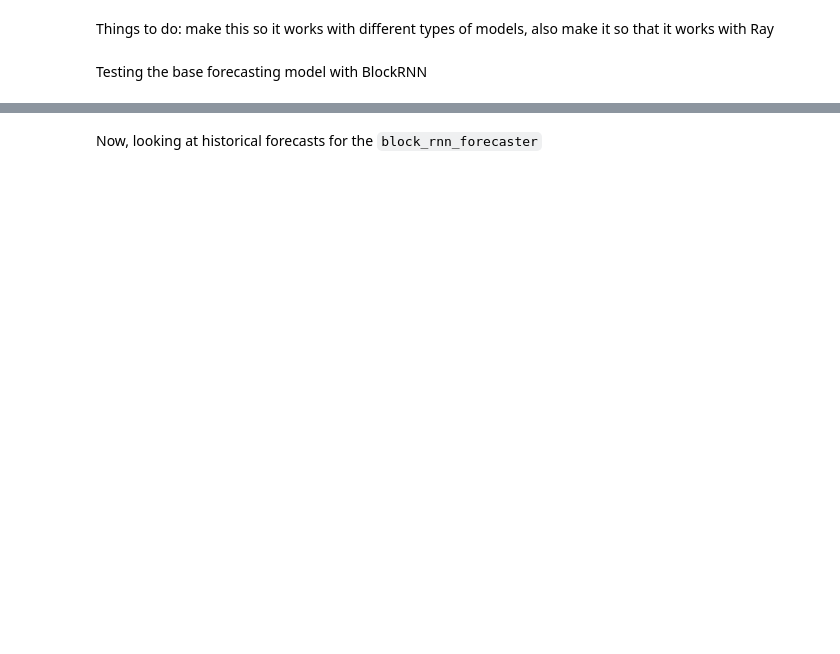
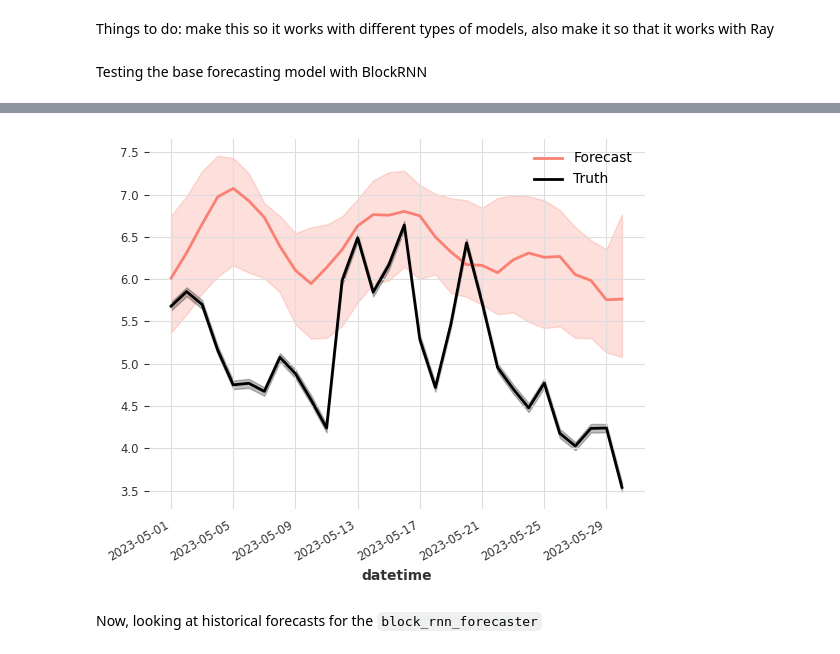
Before and after one commit to boettiger-lab/neon4cast-darts-submit, a Jupyter notebook: residual_learning/general_residual_correction.ipynb, the cells around one changed output, grey strips where cells are left out. Cells and saved outputs as stored; diff of their text form; code cells hidden in the pictures; blank space fills up the shorter version.

```diff
--- a/residual_learning/general_residual_correction.ipynb
+++ b/residual_learning/general_residual_correction.ipynb
@@ -316,7 +316,10 @@ class BaseForecaster():
                  validation_split_date: Optional[str] = None, #YYYY-MM-DD
                  model_hyperparameters: Optional[dict] = None,
                  ):
-        self.model_ = {"BlockRNN": BlockRNNModel, "TCN": TCNModel, "RNN": RNNModel, "Transformer": TransformerModel}[model]
+        self.model_ = {"BlockRNN": BlockRNNModel,
+                       "TCN": TCNModel,
+                       "RNN": RNNModel,
+                       "Transformer": TransformerModel}[model]
         self.input_csv_name = input_csv_name
         self.df = pd.read_csv(self.input_csv_name)
         self.target_variable_column_name = target_variable_column_name
@@ -396,9 +399,9 @@ class BaseForecaster():
         # Initializing covariates list then concatenating in for loop
         self.covariates = stitched_series_dict[self.covariates_names[0]]
         for cov_var in self.covariates_names[1:]:
-            self.covariates.concatenate(stitched_series_dict[cov_var],
-                                                 axis=1,
-                                                 ignore_time_axis=True)
+            self.covariates = self.covariates.concatenate(stitched_series_dict[cov_var],
+                                                          axis=1,
+                                                          ignore_time_axis=True)
 
         # Should add an if statement here for tuning
         year = int(self.validation_split_date[:4])
@@ -448,7 +451,7 @@ class BaseForecaster():
 
     def make_forecasts(self):
         """
-        This function fits a TCN model to the residual error
+        This function fits a Darts model to the training_set
         """
         print(self.hyperparams)
         self.model = self.model_(**self.hyperparams,
@@ -466,6 +469,34 @@ class BaseForecaster():
                                          num_samples=500)
 
         predictions.pd_dataframe().to_csv(self.output_csv_name)
+
+    def get_historicals_and_residuals(self):
+        """
+        This function creates a historical forecast along with their residual errors
+        """
+        historical_forecasts = self.model.historical_forecasts(
+                                            series=self.training_set,
+                                            past_covariates=self.covariates,
+                                            num_samples=500,
+                                            forecast_horizon=30,
+                                            stride=30,
+                                            retrain=False,
+                                            last_points_only=False
+                                            )
+        # Getting the target time series slice for the historical forecast
+        self.historical_ground_truth = self.training_set.slice(
+                                            historical_forecasts[0].time_index[0],
+                                            historical_forecasts[-1].time_index[-1])
+
+        # Now concatenating the historical forecasts which were returned
+        # as a list above
+        self.historical_forecasts = historical_forecasts[0]
+        for time_series in historical_forecasts[1:]:
+            self.historical_forecasts = hists_concatenated.concatenate(time_series,
+                                                                axis=0,
+                                                                ignore_time_axis=True)
+
+        self.residuals = self.historical_ground_truth - self.historical_forecasts
 # %% [markdown]
 Testing the base forecasting model with BlockRNN
 # %%
@@ -473,6 +504,6 @@ block_rnn_forecaster = BaseForecaster(model="BlockRNN",
                                       input_csv_name="aquatics-ARIK-oxygen-Predicted.csv",
                                       target_variable_column_name="oxygen",
                                       datetime_column_name="datetime",
-                                      covariates_names=["air_temperature"],
+                                      covariates_names=["air_temperature", ],
                                       output_csv_name="trash.csv",
                                       validation_split_date="2023-05-01")
@@ -512,16 +571,18 @@ block_rnn_forecaster.make_forecasts()
 # %%
 df = pd.read_csv("trash.csv")
 times = pd.to_datetime(df["datetime"])
 times = pd.DatetimeIndex(times)
 values = df.loc[:, df.columns!="datetime"].to_numpy().reshape((30, 1, -1))
 direct_predictions_ts = TimeSeries.from_times_and_values(times,
                                                          values,
                                                          fill_missing_dates=True, freq="D")
 
 plt.clf()
 direct_predictions_ts.plot(color="salmon", label="Forecast")
-model.validation_set[:30].plot(color="black", label="Truth")
+block_rnn_forecaster.validation_set[:30].plot(color="black", label="Truth")
 plt.show()
+# %% [output]
+[figure, added]
 # %% [markdown]
 Now, looking at historical forecasts for the `block_rnn_forecaster`
 # %%
```
Also changed, not shown: parts of 9 cells of this notebook.
